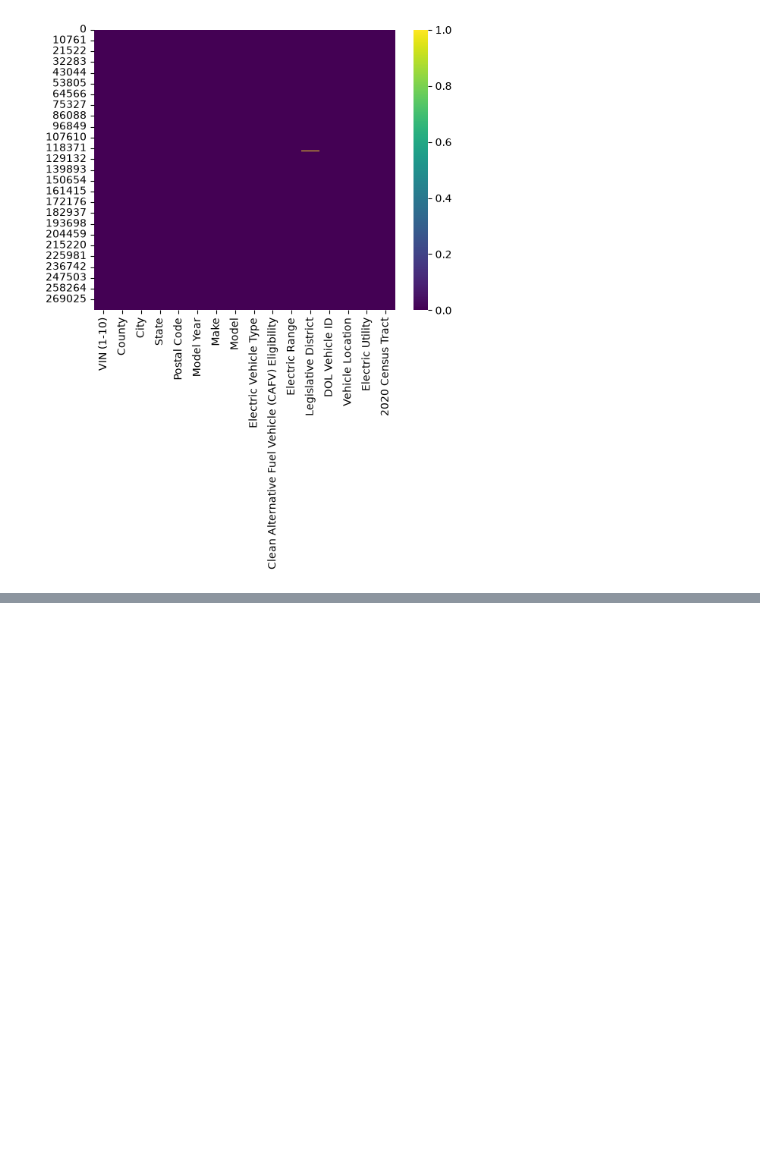
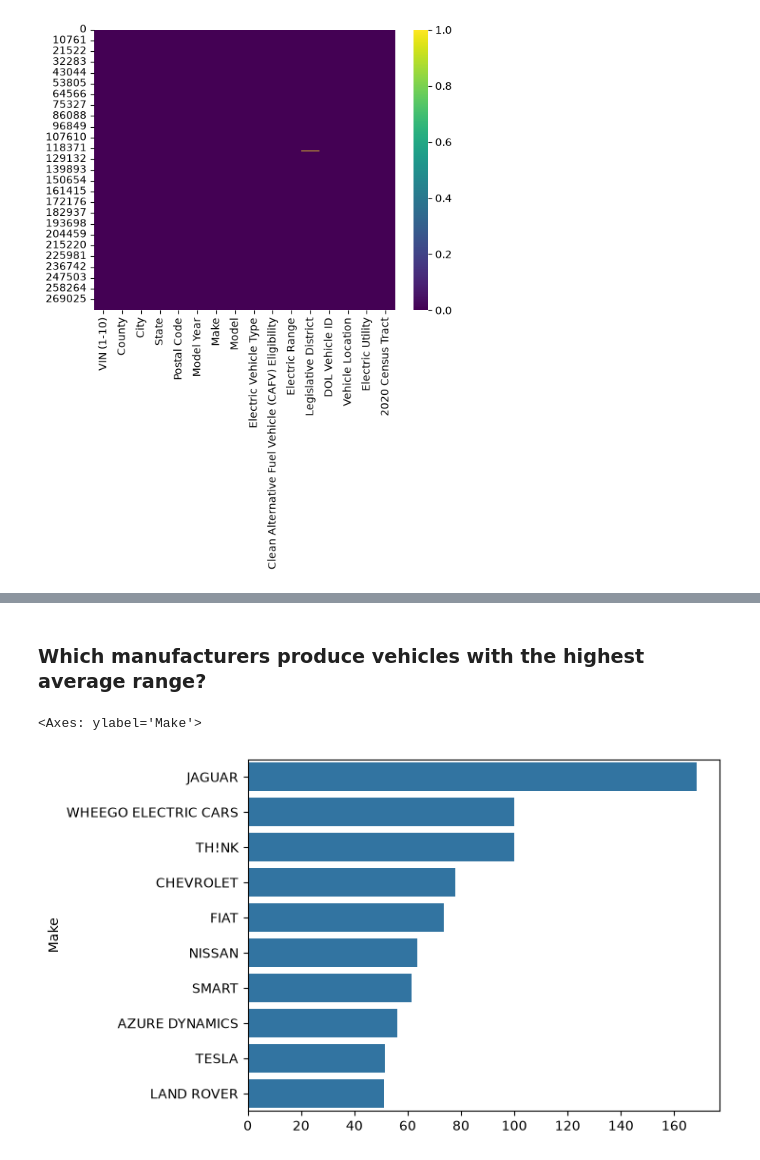
Before and after one commit to abhiii04-25/Electric-Vehicle-Population, a Jupyter notebook: Advanced _Visualization.ipynb, the cells around one changed output, grey strips where cells are left out. Drawn from its saved outputs; the diff is of its cells as text; code cells hidden in the pictures; blank space fills up the shorter version.

```diff
--- a/Advanced _Visualization.ipynb
+++ b/Advanced _Visualization.ipynb
@@ -58,0 +82,8 @@ sns.heatmap(df.isnull(),cbar=True,cmap="viridis")
+# %% [markdown]
+### Which manufacturers produce vehicles with the highest average range?
+# %%
+Highest=df.groupby("Make")["Electric Range"].mean().sort_values(ascending=False).head(10)
+sns.barplot(y=Highest.index,x=Highest.values)
+# %% [output]
+<Axes: ylabel='Make'>
+[figure, added]
```
Also changed, not shown: parts of 6 cells of this notebook.
